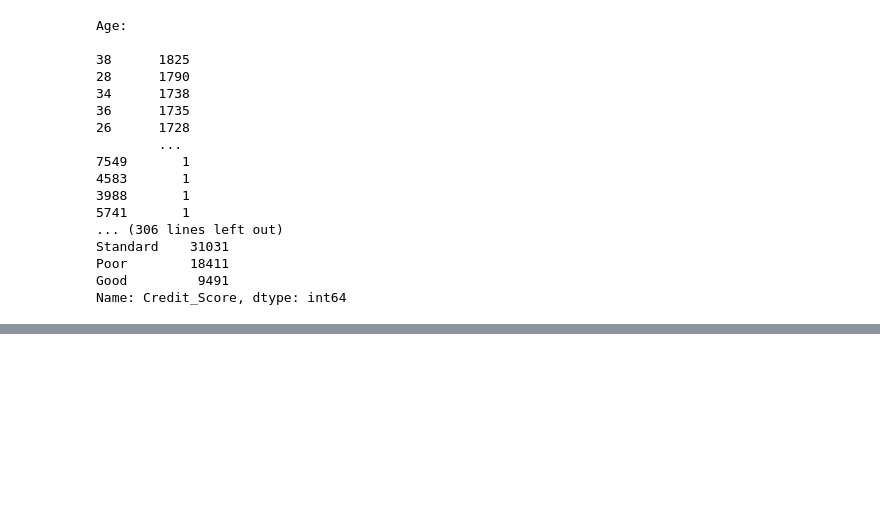
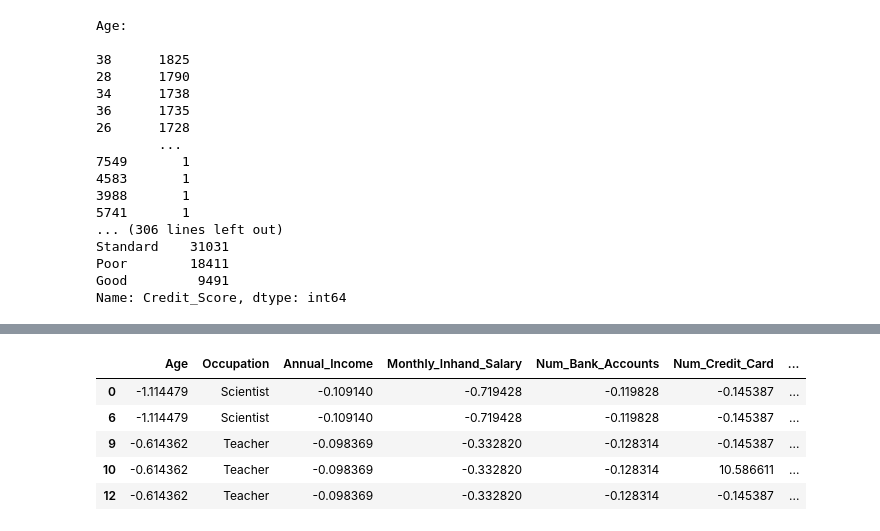
Before and after one commit to 1-stefan/BU425-Project-Credit-Rating, a Jupyter notebook: notebooks/Pre-Processing.ipynb, the cells around one changed output, grey strips where cells are left out. Cells and saved outputs as stored; diff of their text form; code cells hidden in the pictures; blank space fills up the shorter version.

```diff
--- a/notebooks/Pre-Processing.ipynb
+++ b/notebooks/Pre-Processing.ipynb
@@ -272,0 +367,6 @@ Name: Credit_Score, dtype: int64
+# %%
+for col in df.columns:
+    print(col + ": ")
+    print("")
+    print(df[col].value_counts())
+    print("")
@@ -272,0 +391,9 @@ Name: Credit_Score, dtype: int64
+# %%
+#before scaling values identify the "categorical" integer cols and change int cols to float:
+#we will be scaling the float vols as these will need scaling but a standard scaler will mess up cols with a categorical integer value such as Credit_score or Payment_Behaviour
+
+col_to_float = ['Age', 'Delay_from_due_date','Num_of_Delayed_Payment', 'Outstanding_Debt', 'Num_Bank_Accounts','Num_Credit_Card','Interest_Rate','Num_of_Loan','Credit_History_Age','Annual_Income']
+
+for col in col_to_float:
+  df[col] = df[col].astype(float)
+df.dtypes
@@ -272,0 +418,16 @@ Name: Credit_Score, dtype: int64
+# %%
+#scale the variables which we want to scale
+
+scaler = StandardScaler()
+
+for col in df.columns:
+    if df[col].dtype == np.float64:
+        df[col] = scaler.fit_transform(df[[col]])
+df.head()
+# %% [output]
+|  | Age | Occupation | Annual_Income | Monthly_Inhand_Salary | Num_Bank_Accounts | Num_Credit_Card | ... |
+| 0 | -1.114479 | Scientist | -0.109140 | -0.719428 | -0.119828 | -0.145387 | ... |
+| 6 | -1.114479 | Scientist | -0.109140 | -0.719428 | -0.119828 | -0.145387 | ... |
+| 9 | -0.614362 | Teacher | -0.098369 | -0.332820 | -0.128314 | -0.145387 | ... |
+| 10 | -0.614362 | Teacher | -0.098369 | -0.332820 | -0.128314 | 10.586611 | ... |
+| 12 | -0.614362 | Teacher | -0.098369 | -0.332820 | -0.128314 | -0.145387 | ... |
```
Also changed, not shown: parts of 13 cells of this notebook.
